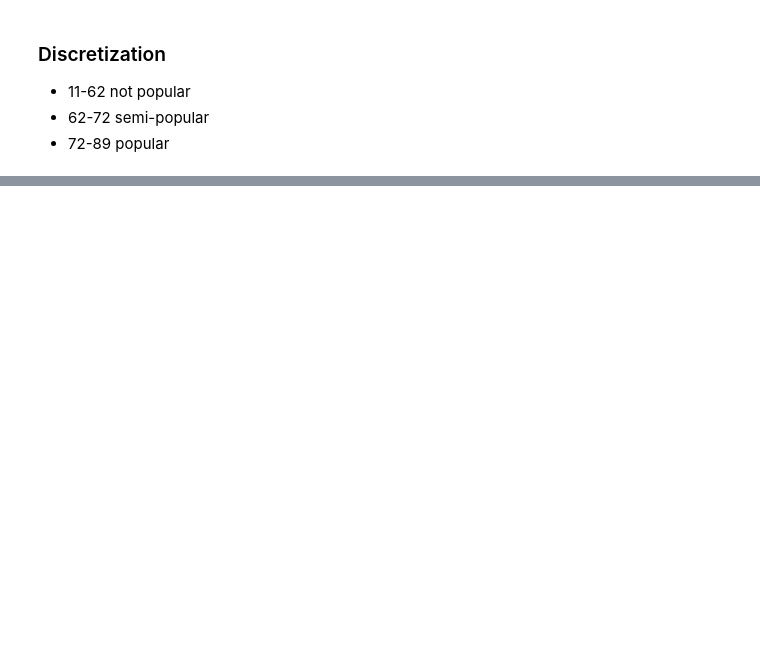
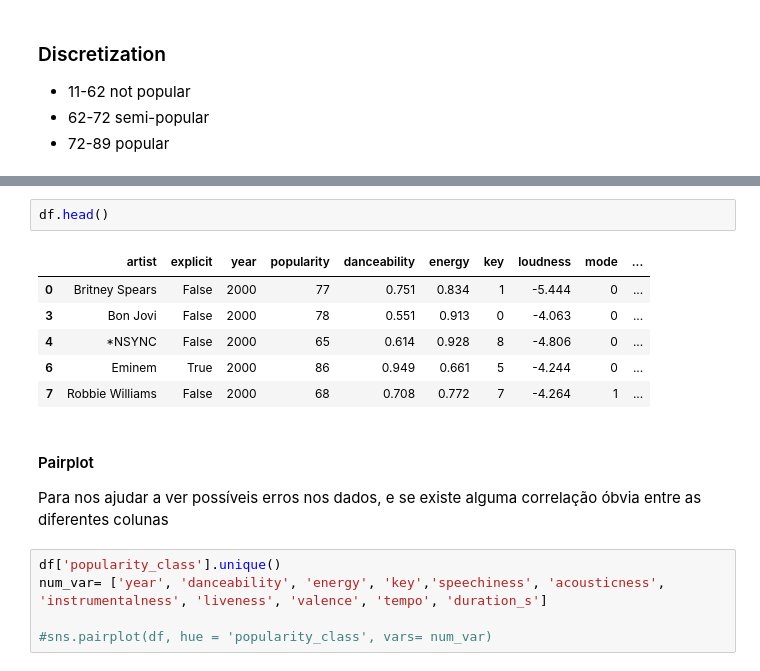
Before and after one commit to mariasofiadf/IART_proj2, a Jupyter notebook: topHitsSpotify.ipynb, the cells around one changed output, grey strips where cells are left out. Saved outputs shown, nothing was run; the diff lists cells and outputs as text; blank space fills up the shorter version.

```diff
--- a/topHitsSpotify.ipynb
+++ b/topHitsSpotify.ipynb
@@ -82,0 +98,18 @@ pop.hist()
+# %%
+df.head()
+# %% [output]
+|  | artist | explicit | year | popularity | danceability | energy | key | loudness | mode | ... |
+| 0 | Britney Spears | False | 2000 | 77 | 0.751 | 0.834 | 1 | -5.444 | 0 | ... |
+| 3 | Bon Jovi | False | 2000 | 78 | 0.551 | 0.913 | 0 | -4.063 | 0 | ... |
+| 4 | *NSYNC | False | 2000 | 65 | 0.614 | 0.928 | 8 | -4.806 | 0 | ... |
+| 6 | Eminem | True | 2000 | 86 | 0.949 | 0.661 | 5 | -4.244 | 0 | ... |
+| 7 | Robbie Williams | False | 2000 | 68 | 0.708 | 0.772 | 7 | -4.264 | 1 | ... |
+# %% [markdown]
+
+#### Pairplot
+Para nos ajudar a ver possíveis erros nos dados, e se existe alguma correlação óbvia entre as diferentes colunas
+# %%
+df['popularity_class'].unique()
+num_var= ['year', 'danceability', 'energy', 'key','speechiness', 'acousticness', 'instrumentalness', 'liveness', 'valence', 'tempo', 'duration_s']
+
+#sns.pairplot(df, hue = 'popularity_class', vars= num_var)
```
Also changed, not shown: parts of 14 cells of this notebook.
